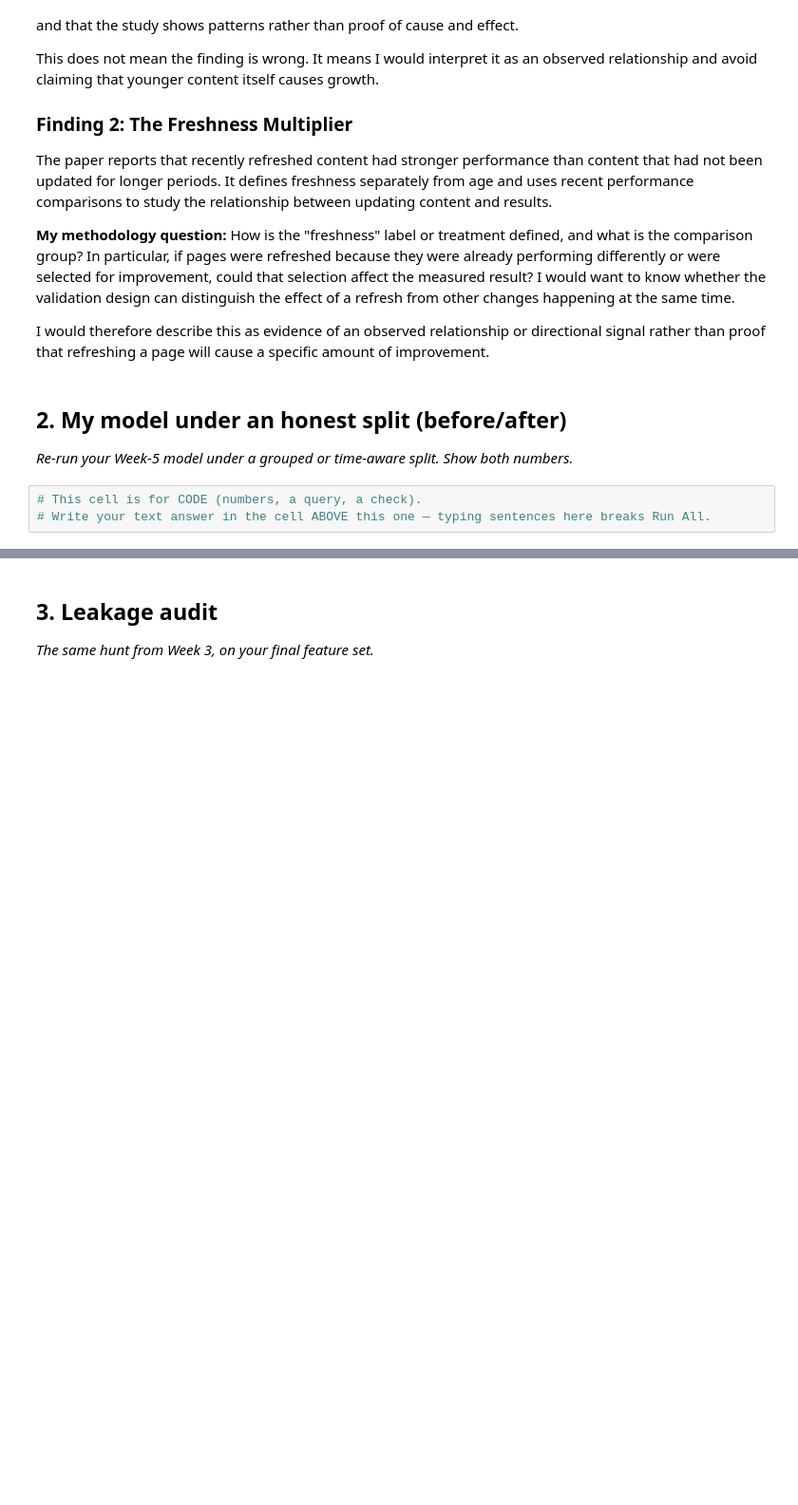
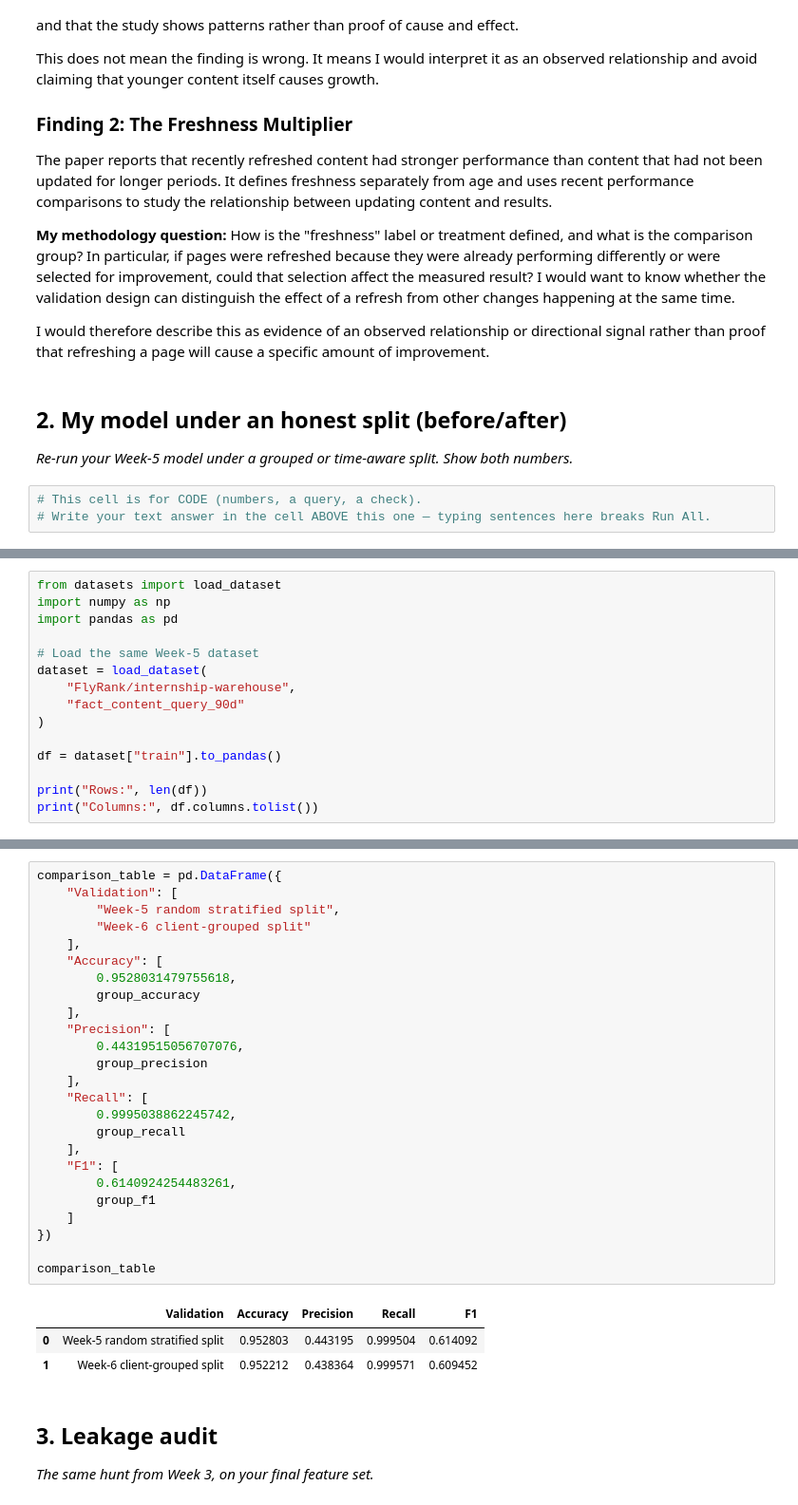
Before and after one commit to pathakadithi/flyrank-ml-internship, a Jupyter notebook: work/notebooks/w06_validation_audit.ipynb, the cells around one changed output, grey strips where cells are left out. Shown at 95% size. Saved outputs shown, nothing was run; the diff lists cells and outputs as text; blank space fills up the shorter version.

```diff
--- a/work/notebooks/w06_validation_audit.ipynb
+++ b/work/notebooks/w06_validation_audit.ipynb
@@ -42,0 +62,15 @@ I would therefore describe this as evidence of an observed relationship or direc
+# %%
+from datasets import load_dataset
+import numpy as np
+import pandas as pd
+
+# Load the same Week-5 dataset
+dataset = load_dataset(
+    "FlyRank/internship-warehouse",
+    "fact_content_query_90d"
+)
+
+df = dataset["train"].to_pandas()
+
+print("Rows:", len(df))
+print("Columns:", df.columns.tolist())
@@ -43,3 +271,32 @@ I would therefore describe this as evidence of an observed relationship or direc
+# %%
+comparison_table = pd.DataFrame({
+    "Validation": [
+        "Week-5 random stratified split",
+        "Week-6 client-grouped split"
+    ],
+    "Accuracy": [
+        0.9528031479755618,
+        group_accuracy
+    ],
+    "Precision": [
+        0.44319515056707076,
+        group_precision
+    ],
+    "Recall": [
+        0.9995038862245742,
+        group_recall
+    ],
+    "F1": [
+        0.6140924254483261,
+        group_f1
+    ]
+})
+
+comparison_table
+# %% [output]
+|  | Validation | Accuracy | Precision | Recall | F1 |
+| 0 | Week-5 random stratified split | 0.952803 | 0.443195 | 0.999504 | 0.614092 |
+| 1 | Week-6 client-grouped split | 0.952212 | 0.438364 | 0.999571 | 0.609452 |
 # %% [markdown]
 ## 3. Leakage audit
 
```
Also changed, not shown: parts of 9 cells of this notebook.
